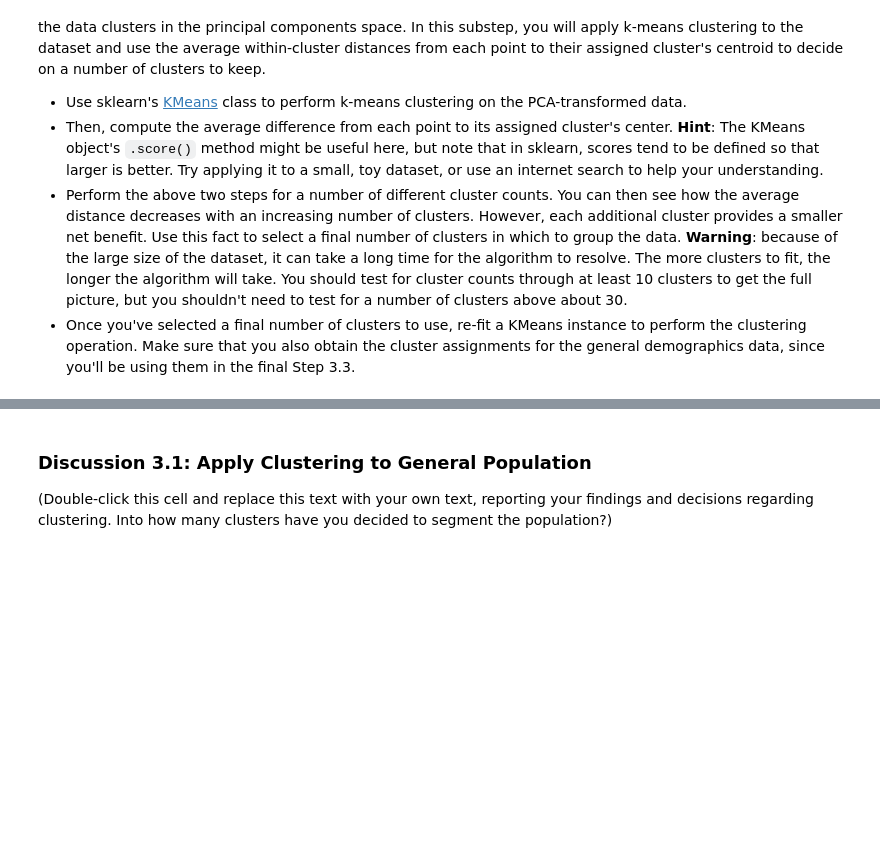
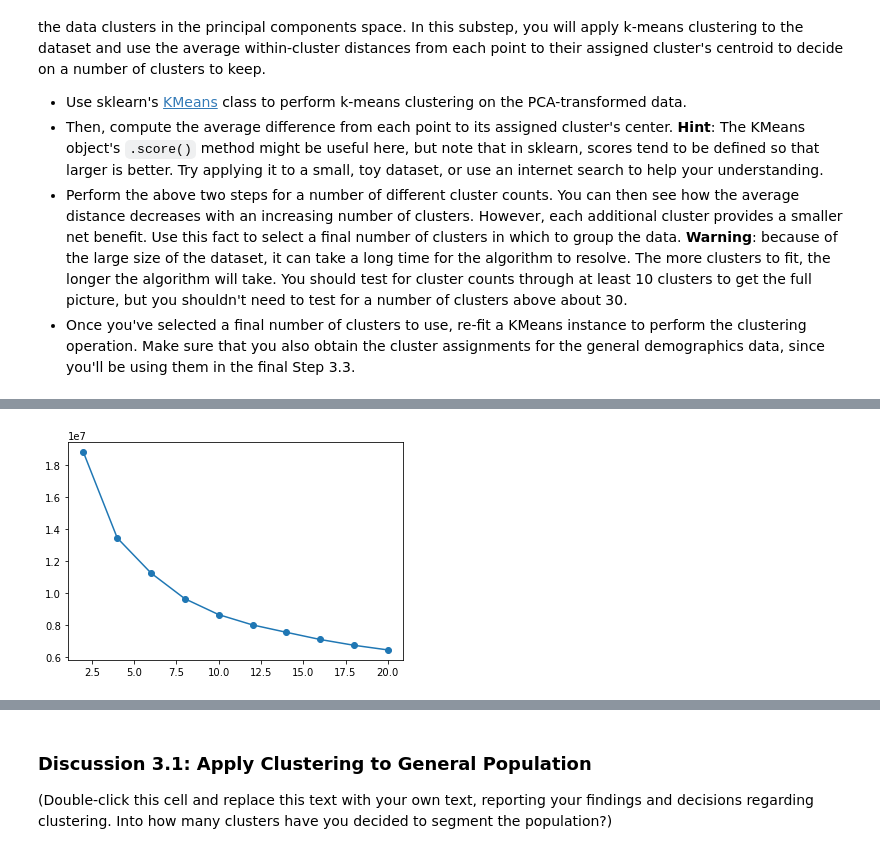
Before and after one commit to MagedZaghloul/segmenting_customers, a Jupyter notebook: Identify_Customer_Segments.ipynb, the cells around one changed output, grey strips where cells are left out. Cells and saved outputs as stored; diff of their text form; code cells hidden in the pictures; blank space fills up the shorter version.

Commit message:
add PCA analysis and clustering
PCA analysis, general population clustering and customers clustering

```diff
--- a/Identify_Customer_Segments.ipynb
+++ b/Identify_Customer_Segments.ipynb
@@ -871,3 +906,13 @@ As a reminder, each principal component is a unit vector that points in the dire
 # and then print the linked values, sorted by weight.
 # HINT: Try defining a function here or in a new cell that you can reuse in the
 # other cells.
+pca_features = pca.transform(azdias_df_scaled)
+def components_weights(df_features, pca, component_number):
+    mapped_weights = []
+    pca_components = pca.components_
+    for i in range(len(df_features)):
+        mapped_weights.append((pca_components[component_number][i], df_features[i]))
+    return sorted(mapped_weights)
+
+mapped_weights = components_weights(azdias_df.columns, pca, 0)
+print(mapped_weights)
@@ -893,8 +951,16 @@ You've assessed and cleaned the demographics data, then scaled and transformed t
 - Perform the above two steps for a number of different cluster counts. You can then see how the average distance decreases with an increasing number of clusters. However, each additional cluster provides a smaller net benefit. Use this fact to select a final number of clusters in which to group the data. **Warning**: because of the large size of the dataset, it can take a long time for the algorithm to resolve. The more clusters to fit, the longer the algorithm will take. You should test for cluster counts through at least 10 clusters to get the full picture, but you shouldn't need to test for a number of clusters above about 30.
 - Once you've selected a final number of clusters to use, re-fit a KMeans instance to perform the clustering operation. Make sure that you also obtain the cluster assignments for the general demographics data, since you'll be using them in the final Step 3.3.
 # %%
+from sklearn.cluster import KMeans
+from matplotlib import pyplot as plt
+ks=[2,4,6,8,10,12,14,16,18,20]
+inertias=[]
+
 # Over a number of different cluster counts...
-
+for k in ks:
+    model = KMeans(n_clusters=k)
+    model.fit(pca_features)
+    inertias.append(model.inertia_)
 
     # run k-means clustering on the data and...
 
@@ -903,3 +982,8 @@ You've assessed and cleaned the demographics data, then scaled and transformed t
+# %%
+plt.plot(ks, inertias, marker='o')
+plt.show()
+# %% [output]
+[figure, added]
 # %%
 # Investigate the change in within-cluster distance across number of clusters.
 # HINT: Use matplotlib's plot function to visualize this relationship.
```
Also changed, not shown: parts of 28 cells of this notebook.
